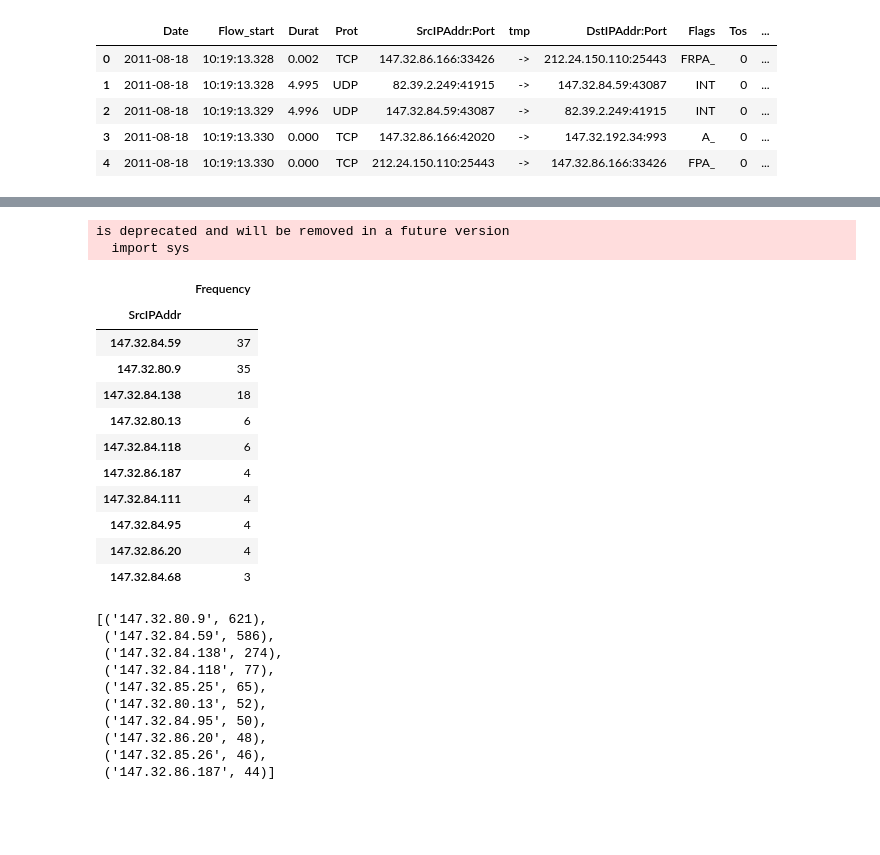
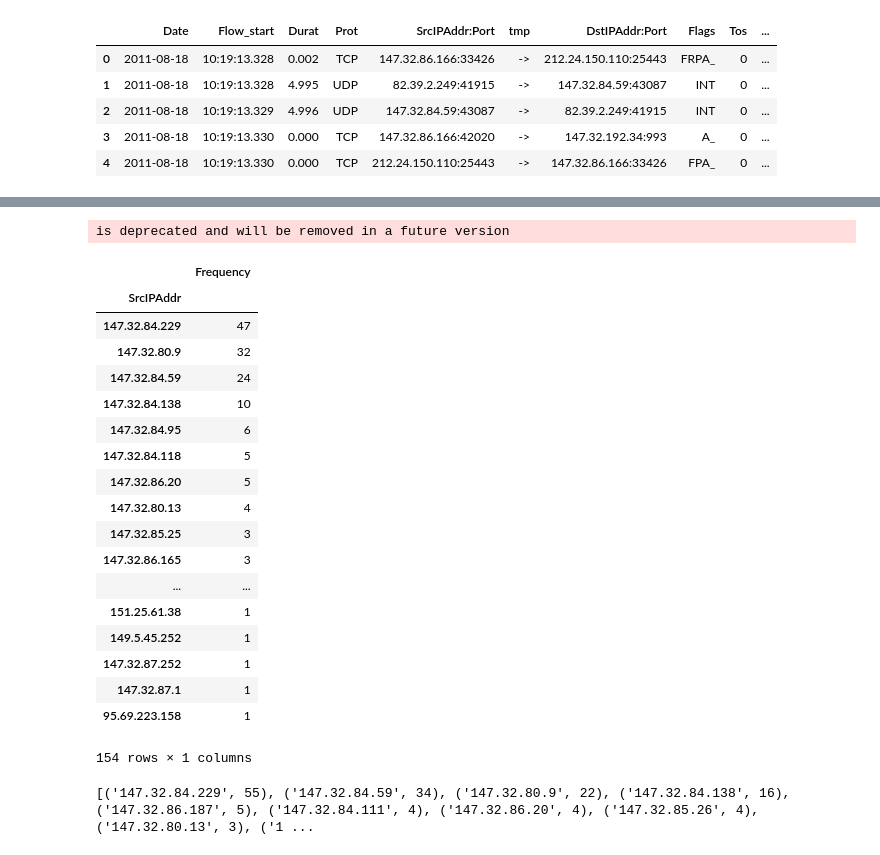
Before and after one commit to marius-pop0/CybeDataAnlaytics, a Jupyter notebook: Assignment3/dataflow.ipynb, the cells around one changed output, grey strips where cells are left out. Cells and saved outputs as stored; diff of their text form; code cells hidden in the pictures; blank space fills up the shorter version.

```diff
--- a/Assignment3/dataflow.ipynb
+++ b/Assignment3/dataflow.ipynb
@@ -79,7 +63,6 @@ W can see that most frequent IP adress has by far more records, making us certai
 # %%
-df = df[df['SrcIPAddr'] != '147.32.84.229']
-most_freq = df.groupby(['SrcIPAddr'])['SrcIPAddr'].agg({'Frequency':'count'}).sort_values(['Frequency'], ascending=False).head(10)
-
-most_freq
+# rows = np.random.choice(df.index.values, 300)
+# sampled_df = df.ix[rows]
+# sampled_df.groupby(['SrcIPAddr'])['SrcIPAddr'].agg({'Frequency':'count'}).sort_values(['Frequency'], ascending=False)
 # %% [output]
 is deprecated and will be removed in a future version
@@ -105,24 +89,29 @@ histogram(most_freq_ips)
 # %%
-## A way with storing intermediate results -- THIS IS FOR OUR OWN UNDERSTANING OF SAMPLING
 #assign random value from a uniform distribution [0,1)
 df['rnd'] = np.random.rand(len(df))
 #take 300 most lowest ones
 df_rnd = df.sort_values(['rnd']).head(300)
 #calculate frequency
-df_rnd.groupby(['SrcIPAddr'])['SrcIPAddr'].agg({'Frequency':'count'}).sort_values(['Frequency'], ascending=False).head(10)
+df_rnd.groupby(['SrcIPAddr'])['SrcIPAddr'].agg({'Frequency':'count'}).sort_values(['Frequency'], ascending=False)
 # %% [output]
 is deprecated and will be removed in a future version
-  import sys
 |  | Frequency |
 | SrcIPAddr |  |
-| 147.32.84.59 | 37 |
-| 147.32.80.9 | 35 |
-| 147.32.84.138 | 18 |
-| 147.32.80.13 | 6 |
-| 147.32.84.118 | 6 |
-| 147.32.86.187 | 4 |
-| 147.32.84.111 | 4 |
-| 147.32.84.95 | 4 |
-| 147.32.86.20 | 4 |
-| 147.32.84.68 | 3 |
+| 147.32.84.229 | 47 |
+| 147.32.80.9 | 32 |
+| 147.32.84.59 | 24 |
+| 147.32.84.138 | 10 |
+| 147.32.84.95 | 6 |
+| 147.32.84.118 | 5 |
+| 147.32.86.20 | 5 |
+| 147.32.80.13 | 4 |
+| 147.32.85.25 | 3 |
+| 147.32.86.165 | 3 |
+| ... | ... |
+| 151.25.61.38 | 1 |
+| 149.5.45.252 | 1 |
+| 147.32.87.252 | 1 |
+| 147.32.87.1 | 1 |
+| 95.69.223.158 | 1 |
+154 rows × 1 columns
 # %%
@@ -153,17 +140,6 @@ while not reservoir.empty():
 # %%
 import operator
 sorted_ips = sorted(ips.items(), key=operator.itemgetter(1),reverse=True)
-
-most_freq_res = sorted_ips[:10]
-most_freq_res
+print(sorted_ips)
 # %% [output]
-[('147.32.80.9', 621),
- ('147.32.84.59', 586),
- ('147.32.84.138', 274),
- ('147.32.84.118', 77),
- ('147.32.85.25', 65),
- ('147.32.80.13', 52),
- ('147.32.84.95', 50),
- ('147.32.86.20', 48),
- ('147.32.85.26', 46),
- ('147.32.86.187', 44)]
+[('147.32.84.229', 55), ('147.32.84.59', 34), ('147.32.80.9', 22), ('147.32.84.138', 16), ('147.32.86.187', 5), ('147.32.84.111', 4), ('147.32.86.20', 4), ('147.32.85.26', 4), ('147.32.80.13', 3), ('1 ...
```
Also changed, not shown: parts of 9 cells of this notebook, 2 other files.
